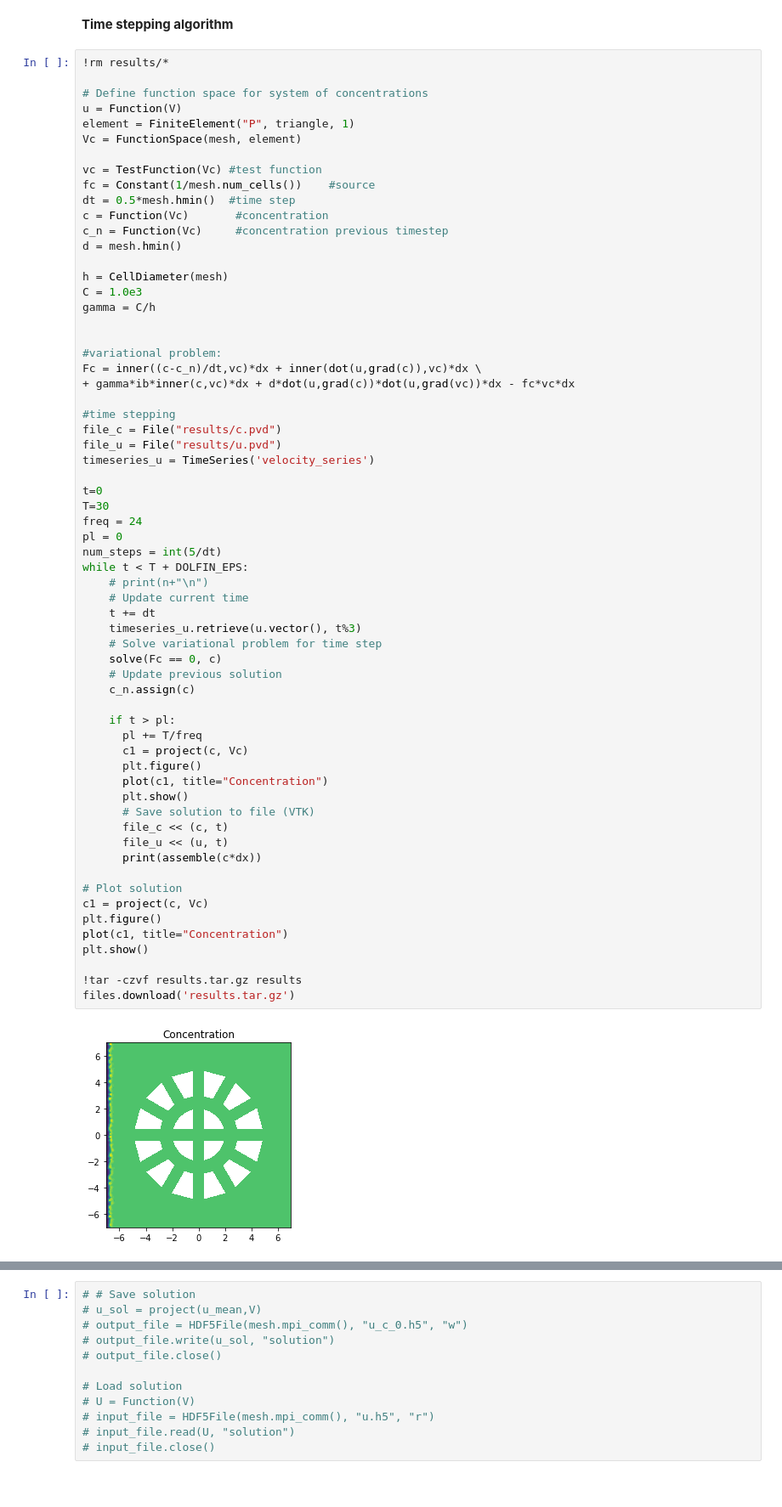
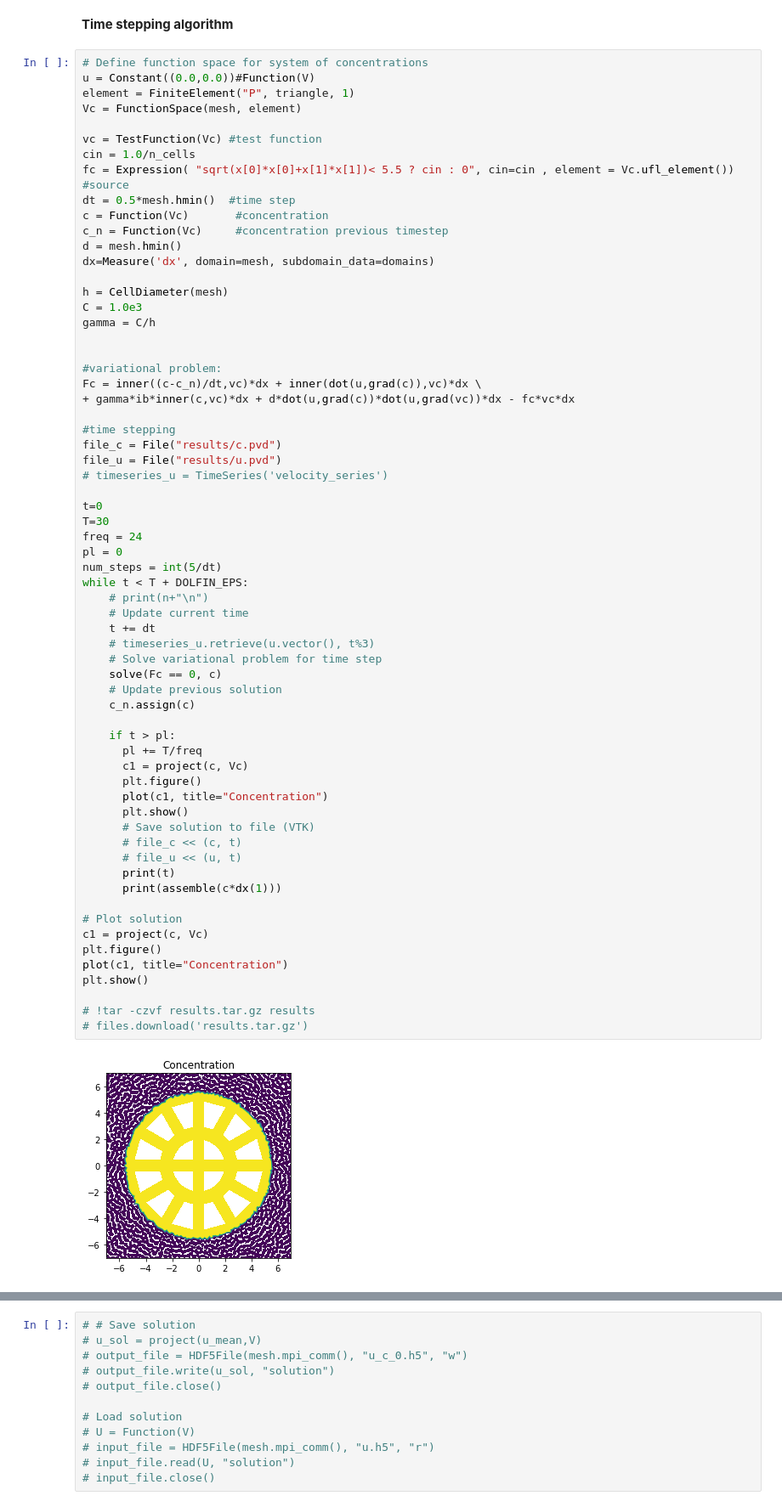
Before and after one commit to johanhoffman/DD2365-VT20, a Jupyter notebook: Project/projectV4_P2.ipynb, the cells around one changed output, grey strips where cells are left out. Shown at 85% size. Drawn from its saved outputs; the diff is of its cells as text.

Commit message:
source function test

```diff
--- a/Project/projectV4_P2.ipynb
+++ b/Project/projectV4_P2.ipynb
@@ -171,19 +198,19 @@ ib = Expression("near(x[0],XMIN) ? 1. : 0.", XMIN=XMIN, YMIN=YMIN, element = Q.u
 # %% [markdown]
 **Time stepping algorithm**
 # %%
-!rm results/*
-
 # Define function space for system of concentrations
-u = Function(V)
+u = Constant((0.0,0.0))#Function(V)
 element = FiniteElement("P", triangle, 1)
 Vc = FunctionSpace(mesh, element)
 
 vc = TestFunction(Vc) #test function
-fc = Constant(1/mesh.num_cells())    #source
+cin = 1.0/n_cells
+fc = Expression( "sqrt(x[0]*x[0]+x[1]*x[1])< 5.5 ? cin : 0", cin=cin , element = Vc.ufl_element()) #source
 dt = 0.5*mesh.hmin()  #time step
 c = Function(Vc)       #concentration
 c_n = Function(Vc)     #concentration previous timestep
 d = mesh.hmin()
+dx=Measure('dx', domain=mesh, subdomain_data=domains)
 
 h = CellDiameter(mesh)
 C = 1.0e3
@@ -197,41 +224,42 @@ Fc = inner((c-c_n)/dt,vc)*dx + inner(dot(u,grad(c)),vc)*dx \
 #time stepping
 file_c = File("results/c.pvd")
 file_u = File("results/u.pvd")
-timeseries_u = TimeSeries('velocity_series')
+# timeseries_u = TimeSeries('velocity_series')
 
 t=0
 T=30
 freq = 24
 pl = 0
 num_steps = int(5/dt)
 while t < T + DOLFIN_EPS:
     # print(n+"\n")
     # Update current time
     t += dt
-    timeseries_u.retrieve(u.vector(), t%3)
+    # timeseries_u.retrieve(u.vector(), t%3)
     # Solve variational problem for time step
     solve(Fc == 0, c)
     # Update previous solution
     c_n.assign(c)
 
     if t > pl:
       pl += T/freq
       c1 = project(c, Vc)
       plt.figure()
       plot(c1, title="Concentration")
       plt.show()
       # Save solution to file (VTK)
-      file_c << (c, t)
-      file_u << (u, t)
-      print(assemble(c*dx))
+      # file_c << (c, t)
+      # file_u << (u, t)
+      print(t)
+      print(assemble(c*dx(1)))
 
 # Plot solution
 c1 = project(c, Vc)
 plt.figure()
 plot(c1, title="Concentration")
 plt.show()
 
-!tar -czvf results.tar.gz results
-files.download('results.tar.gz')
+# !tar -czvf results.tar.gz results
+# files.download('results.tar.gz')
 # %% [output]
-[figure, old version]
+[figure, new version]
```
Also changed, not shown: parts of 4 cells of this notebook.
